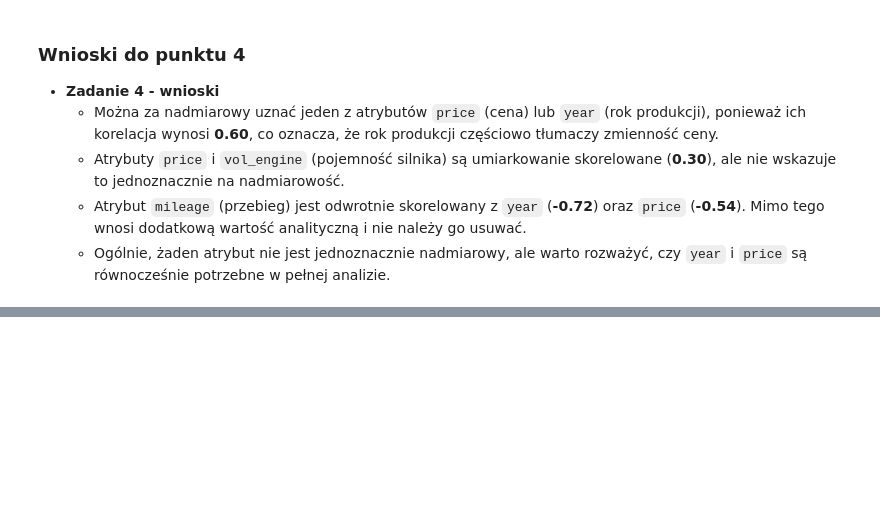
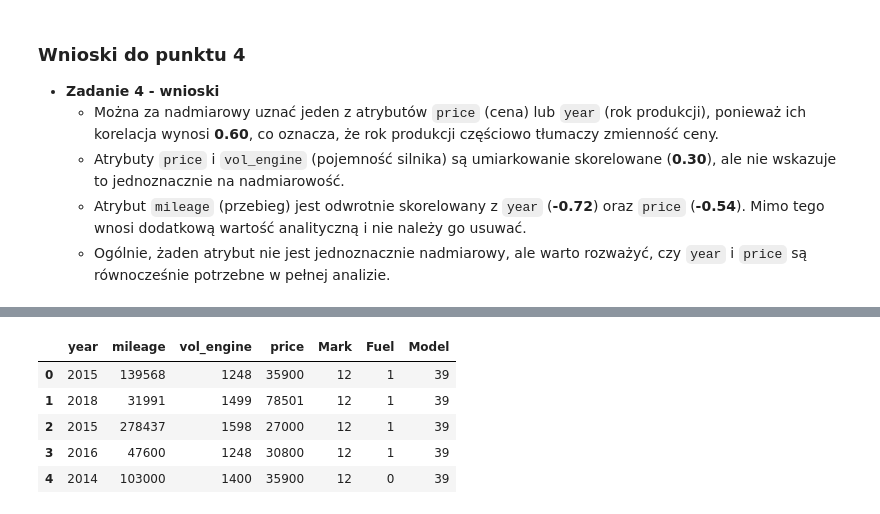
Before and after one commit to sDutkiewicz/2024Z-PRIAD-projekt, a Jupyter notebook: PRiAD - Stanislaw Dutkiewicz.ipynb, the cells around one changed output, grey strips where cells are left out. Cells and saved outputs as stored; diff of their text form; code cells hidden in the pictures; blank space fills up the shorter version.

```diff
--- a/PRiAD - Stanislaw Dutkiewicz.ipynb
+++ b/PRiAD - Stanislaw Dutkiewicz.ipynb
@@ -160,0 +196,21 @@ plt.show()
+# %%
+dfCopy = df.copy()
+# kopia wykorzystana aby zobaczyć różnicę z wykorzystaniem tylko atrybutów liczbowych, a wykorzystaniem również kategorycznych,
+# z których wybraliśmy  marke, model i rodzaj paliwa
+
+LE=LabelEncoder()
+LE.fit(dfCopy["mark"])
+dfCopy["Mark"]=LE.transform(dfCopy["mark"])
+
+LE2=LabelEncoder()
+LE2.fit(dfCopy["fuel"])
+dfCopy["Fuel"]=LE2.transform(dfCopy["fuel"])
+
+LE3=LabelEncoder()
+LE3.fit(dfCopy["model"])
+dfCopy["Model"]=LE3.transform(dfCopy["model"])
+
+df.drop(columns=["mark","model","fuel","city","province", "generation_name"],axis=1 ,inplace=True ) # odrzucenie nieliczbowych kolumn dla obydwu ram
+dfCopy.drop(columns=["mark","model","fuel","city","province", "generation_name"],axis=1 ,inplace=True )
+
+df.head()
@@ -160,0 +224,9 @@ plt.show()
+# %%
+dfCopy.head()
+# %% [output]
+|  | year | mileage | vol_engine | price | Mark | Fuel | Model |
+| 0 | 2015 | 139568 | 1248 | 35900 | 12 | 1 | 39 |
+| 1 | 2018 | 31991 | 1499 | 78501 | 12 | 1 | 39 |
+| 2 | 2015 | 278437 | 1598 | 27000 | 12 | 1 | 39 |
+| 3 | 2016 | 47600 | 1248 | 30800 | 12 | 1 | 39 |
+| 4 | 2014 | 103000 | 1400 | 35900 | 12 | 0 | 39 |
```
Also changed, not shown: parts of 13 cells of this notebook.
